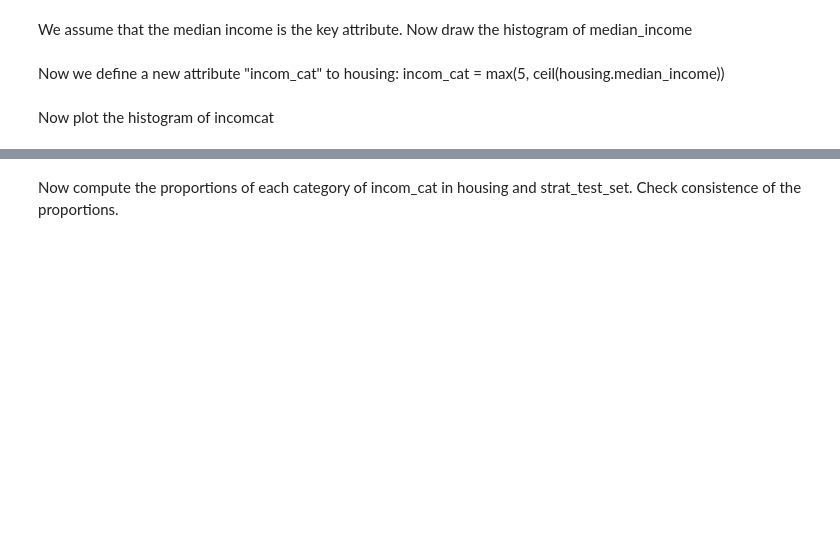
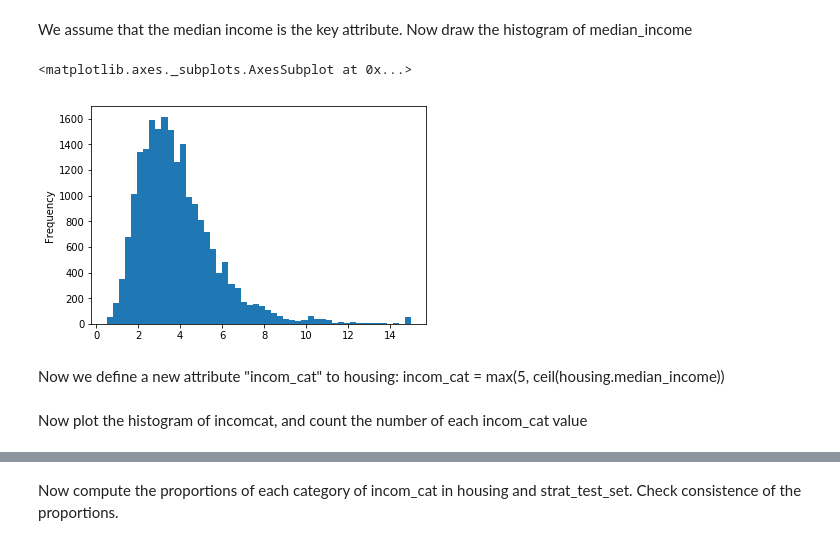
Before and after one commit to VandyChris/HandsOnMachineLearning, a Jupyter notebook: Chapter2.ipynb, the cells around one changed output, grey strips where cells are left out. Drawn from its saved outputs; the diff is of its cells as text; code cells hidden in the pictures; blank space fills up the shorter version.

```diff
--- a/Chapter2.ipynb
+++ b/Chapter2.ipynb
@@ -282,5 +359,10 @@ Up to now we are using purely random sampling. But it is still possible to get s
 By doing this, we ensure a representative sampling for each category of the key attribute.
 # %% [markdown]
 We assume that the median income is the key attribute. Now draw the histogram of median_income
+# %%
+housing.median_income.plot(kind='hist', bins=50)
+# %% [output]
+<matplotlib.axes._subplots.AxesSubplot at 0x...>
+[figure, added]
 # %% [markdown]
 Now we define a new attribute "incom_cat" to housing: incom_cat = max(5, ceil(housing.median_income))
@@ -287,2 +373,2 @@ Now we define a new attribute "incom_cat" to housing: incom_cat = max(5, ceil(ho
 # %% [markdown]
-Now plot the histogram of incomcat
+Now plot the histogram of incomcat, and count the number of each incom_cat value
```
Also changed, not shown: parts of 119 cells of this notebook.
